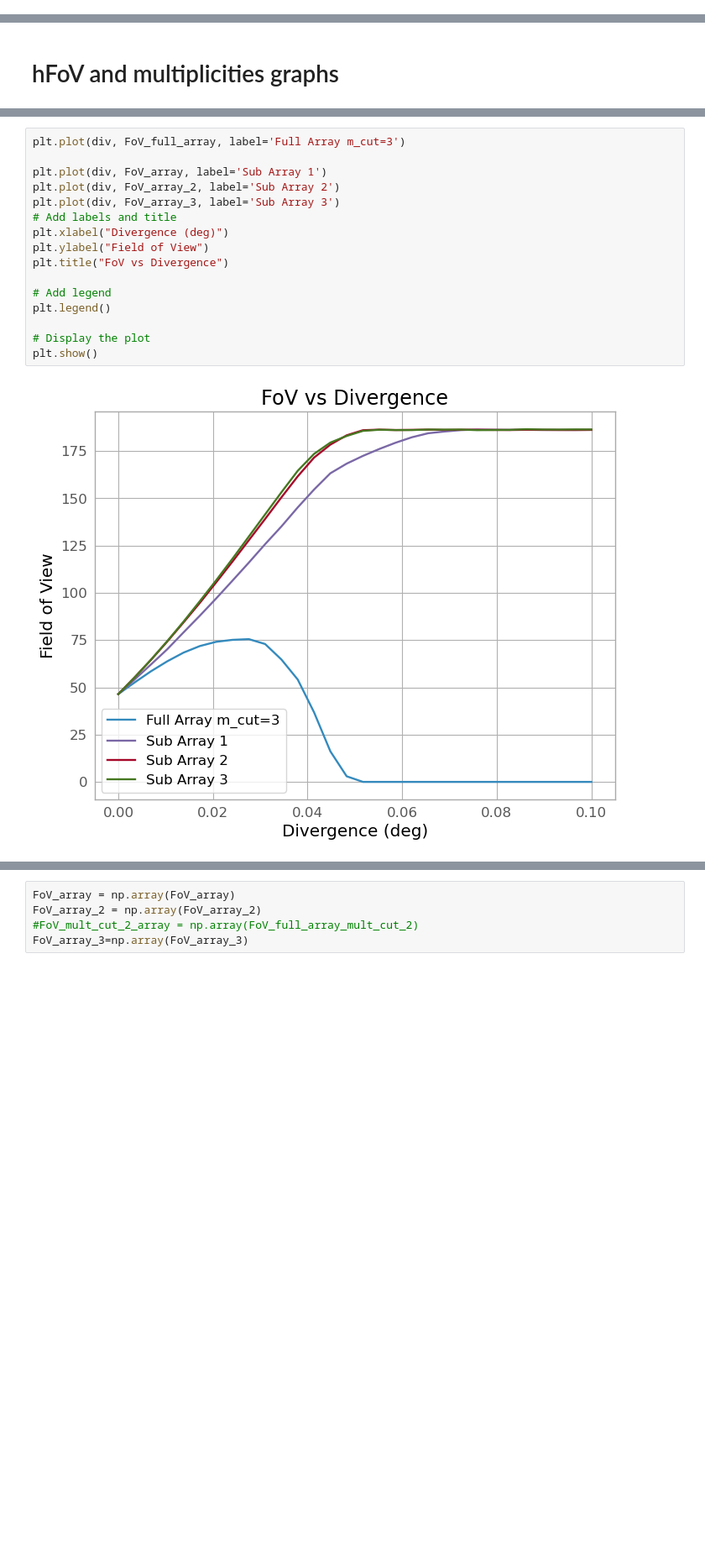
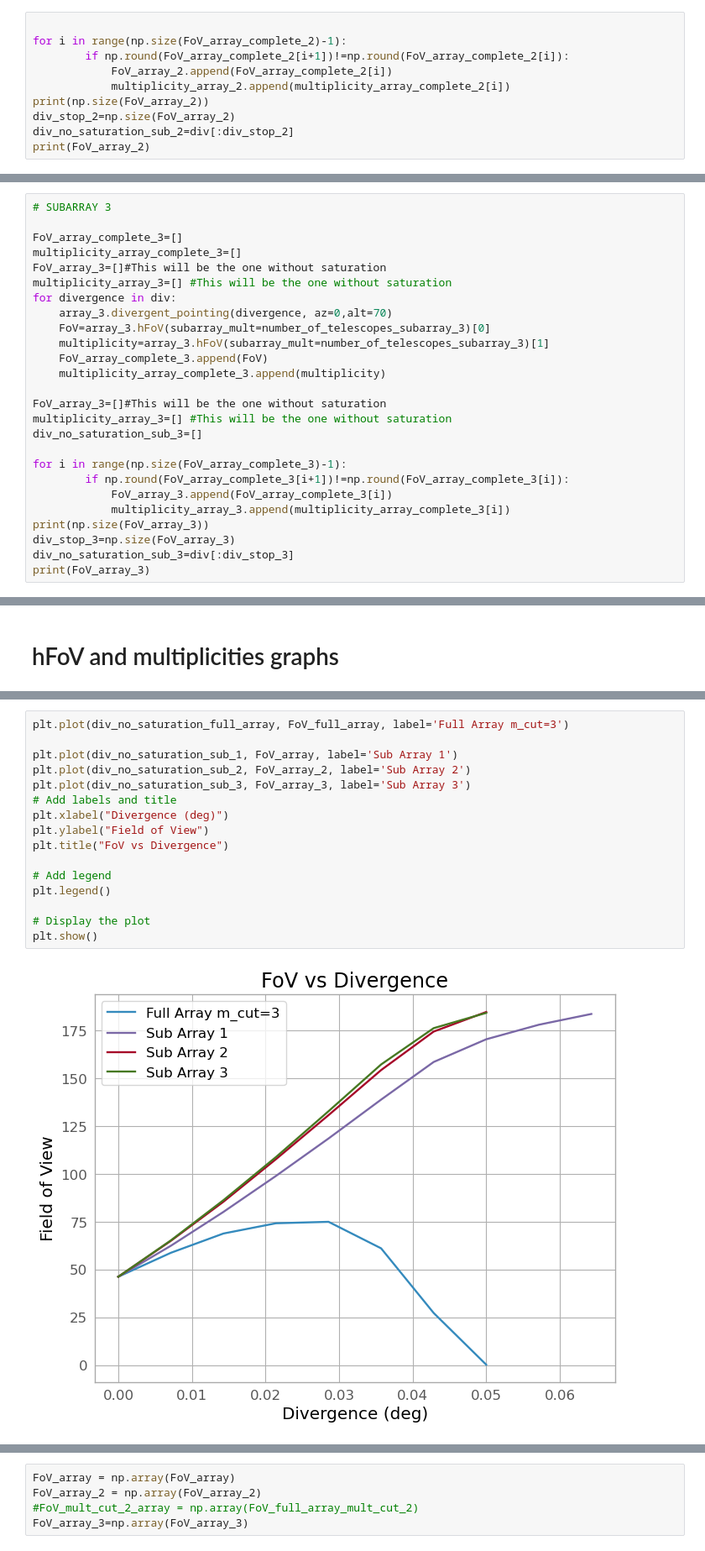
Before and after one commit to SamantaMorales/divtel, a Jupyter notebook: Confronting_different_MST_this_one_contains_the_intersection.ipynb, the cells around one changed output, grey strips where cells are left out. Shown at 84% size. Saved outputs shown, nothing was run; the diff lists cells and outputs as text; blank space fills up the shorter version.

```diff
--- a/Confronting_different_MST_this_one_contains_the_intersection.ipynb
+++ b/Confronting_different_MST_this_one_contains_the_intersection.ipynb
@@ -803,0 +838,10 @@ for divergence in div:
+# %%
+
+for i in range(np.size(FoV_array_complete_2)-1):
+        if np.round(FoV_array_complete_2[i+1])!=np.round(FoV_array_complete_2[i]):
+            FoV_array_2.append(FoV_array_complete_2[i])
+            multiplicity_array_2.append(multiplicity_array_complete_2[i])
+print(np.size(FoV_array_2))
+div_stop_2=np.size(FoV_array_2)
+div_no_saturation_sub_2=div[:div_stop_2]
+print(FoV_array_2)
@@ -803,0 +851,26 @@ for divergence in div:
+# %%
+# SUBARRAY 3
+
+FoV_array_complete_3=[]
+multiplicity_array_complete_3=[]
+FoV_array_3=[]#This will be the one without saturation
+multiplicity_array_3=[] #This will be the one without saturation
+for divergence in div:
+    array_3.divergent_pointing(divergence, az=0,alt=70)
+    FoV=array_3.hFoV(subarray_mult=number_of_telescopes_subarray_3)[0]
+    multiplicity=array_3.hFoV(subarray_mult=number_of_telescopes_subarray_3)[1]
+    FoV_array_complete_3.append(FoV)
+    multiplicity_array_complete_3.append(multiplicity)
+
+FoV_array_3=[]#This will be the one without saturation
+multiplicity_array_3=[] #This will be the one without saturation
+div_no_saturation_sub_3=[]
+
+for i in range(np.size(FoV_array_complete_3)-1):
+        if np.round(FoV_array_complete_3[i+1])!=np.round(FoV_array_complete_3[i]):
+            FoV_array_3.append(FoV_array_complete_3[i])
+            multiplicity_array_3.append(multiplicity_array_complete_3[i])
+print(np.size(FoV_array_3))
+div_stop_3=np.size(FoV_array_3)
+div_no_saturation_sub_3=div[:div_stop_3]
+print(FoV_array_3)
@@ -977,19 +1019,19 @@ plt.show()
 # %%
-plt.plot(div, FoV_full_array, label='Full Array m_cut=3')
+plt.plot(div_no_saturation_full_array, FoV_full_array, label='Full Array m_cut=3')
 
-plt.plot(div, FoV_array, label='Sub Array 1')
-plt.plot(div, FoV_array_2, label='Sub Array 2')
-plt.plot(div, FoV_array_3, label='Sub Array 3')
+plt.plot(div_no_saturation_sub_1, FoV_array, label='Sub Array 1')
+plt.plot(div_no_saturation_sub_2, FoV_array_2, label='Sub Array 2')
+plt.plot(div_no_saturation_sub_3, FoV_array_3, label='Sub Array 3')
 # Add labels and title
 plt.xlabel("Divergence (deg)")
 plt.ylabel("Field of View")
 plt.title("FoV vs Divergence")
 
 # Add legend
 plt.legend()
 
 # Display the plot
 plt.show()
 # %% [output]
-[figure, old version]
+[figure, new version]
 # %%
```
Also changed, not shown: parts of 23 cells of this notebook, 1 other file.
